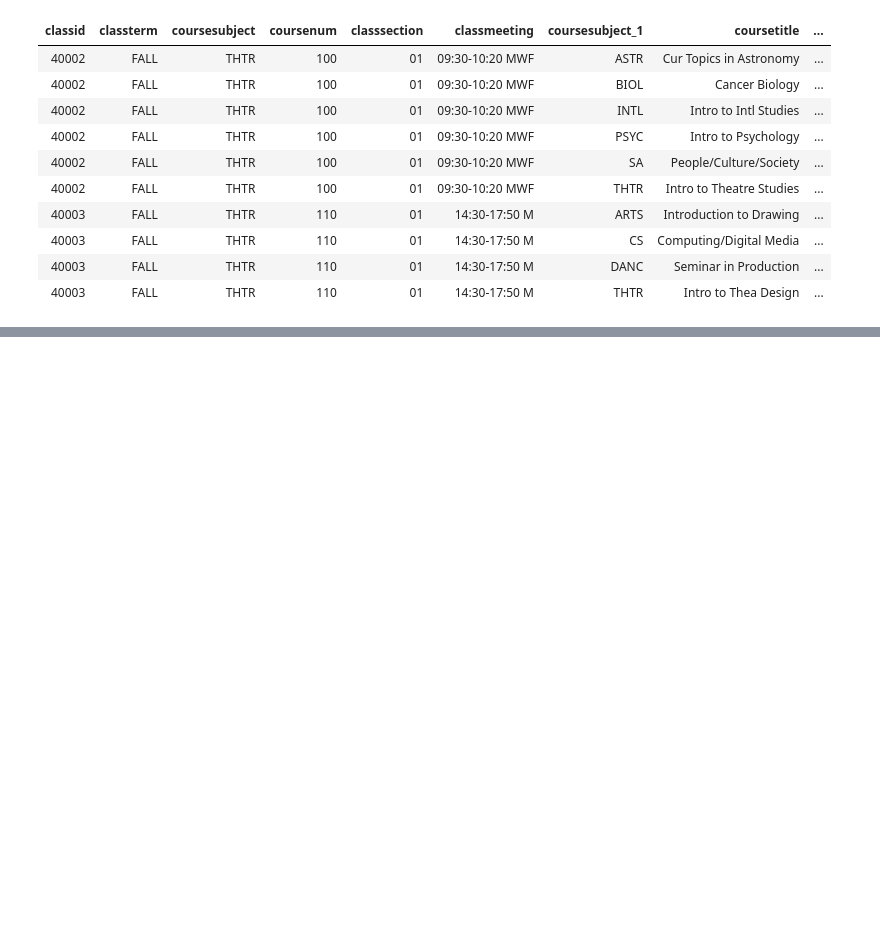
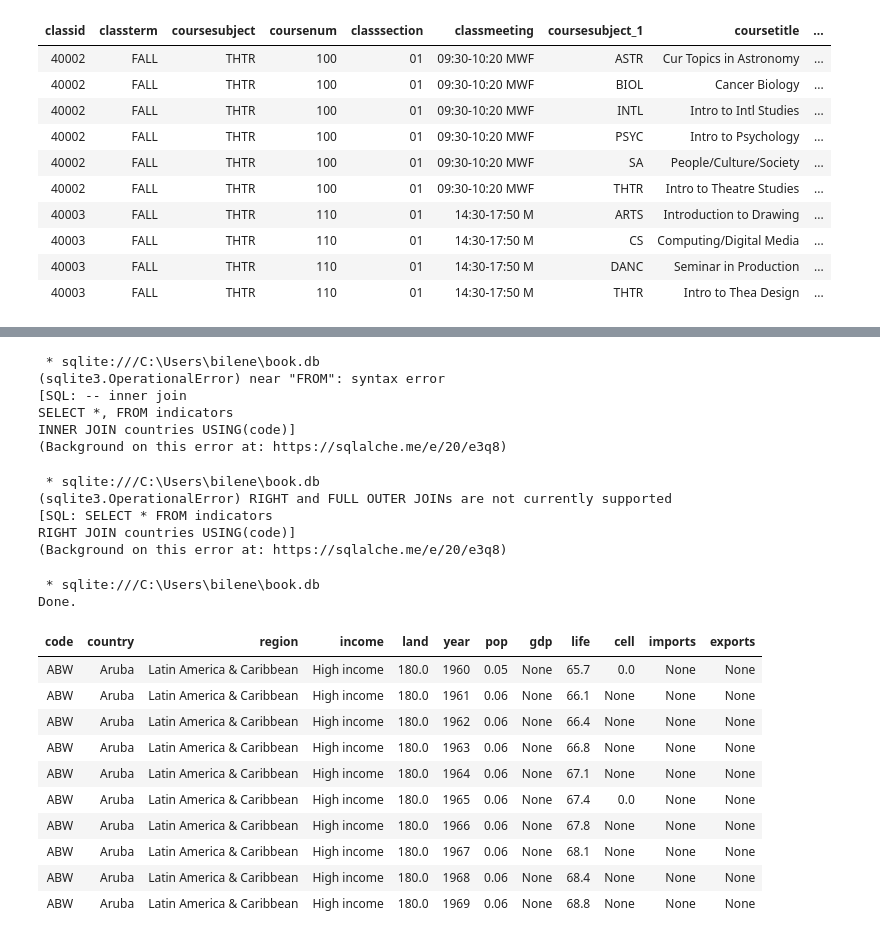
Before and after one commit to ernbilen/Data200_Spring23, a Jupyter notebook: notes/inclass/sql-intro.ipynb, the cells around one changed output, grey strips where cells are left out. Saved outputs shown, nothing was run; the diff lists cells and outputs as text; code cells hidden in the pictures; blank space fills up the shorter version.

```diff
--- a/notes/inclass/sql-intro.ipynb
+++ b/notes/inclass/sql-intro.ipynb
@@ -549,0 +601,43 @@ Done.
+# %%
+%%sql
+-- inner join
+SELECT *, FROM indicators
+INNER JOIN countries USING(code)
+# %% [output]
+ * sqlite:///C:\Users\bilene\book.db
+(sqlite3.OperationalError) near "FROM": syntax error
+[SQL: -- inner join
+SELECT *, FROM indicators
+INNER JOIN countries USING(code)]
+(Background on this error at: https://sqlalche.me/e/20/e3q8)
+# %%
+%%sql
+-- left join
+SELECT * FROM indicators
+LEFT JOIN countries USING(code)
+# %% [output]
+ * sqlite:///C:\Users\bilene\book.db
+(sqlite3.OperationalError) RIGHT and FULL OUTER JOINs are not currently supported
+[SQL: SELECT * FROM indicators
+RIGHT JOIN countries USING(code)]
+(Background on this error at: https://sqlalche.me/e/20/e3q8)
+# %%
+%%sql
+-- left join
+SELECT * FROM countries
+LEFT JOIN indicators USING(code)
+LIMIT 10
+# %% [output]
+ * sqlite:///C:\Users\bilene\book.db
+Done.
+| code | country | region | income | land | year | pop | gdp | life | cell | imports | exports |
+| ABW | Aruba | Latin America & Caribbean | High income | 180.0 | 1960 | 0.05 | None | 65.7 | 0.0 | None | None |
+| ABW | Aruba | Latin America & Caribbean | High income | 180.0 | 1961 | 0.06 | None | 66.1 | None | None | None |
+| ABW | Aruba | Latin America & Caribbean | High income | 180.0 | 1962 | 0.06 | None | 66.4 | None | None | None |
+| ABW | Aruba | Latin America & Caribbean | High income | 180.0 | 1963 | 0.06 | None | 66.8 | None | None | None |
+| ABW | Aruba | Latin America & Caribbean | High income | 180.0 | 1964 | 0.06 | None | 67.1 | None | None | None |
+| ABW | Aruba | Latin America & Caribbean | High income | 180.0 | 1965 | 0.06 | None | 67.4 | 0.0 | None | None |
+| ABW | Aruba | Latin America & Caribbean | High income | 180.0 | 1966 | 0.06 | None | 67.8 | None | None | None |
+| ABW | Aruba | Latin America & Caribbean | High income | 180.0 | 1967 | 0.06 | None | 68.1 | None | None | None |
+| ABW | Aruba | Latin America & Caribbean | High income | 180.0 | 1968 | 0.06 | None | 68.4 | None | None | None |
+| ABW | Aruba | Latin America & Caribbean | High income | 180.0 | 1969 | 0.06 | None | 68.8 | None | None | None |
```
Also changed, not shown: parts of 15 cells of this notebook.
